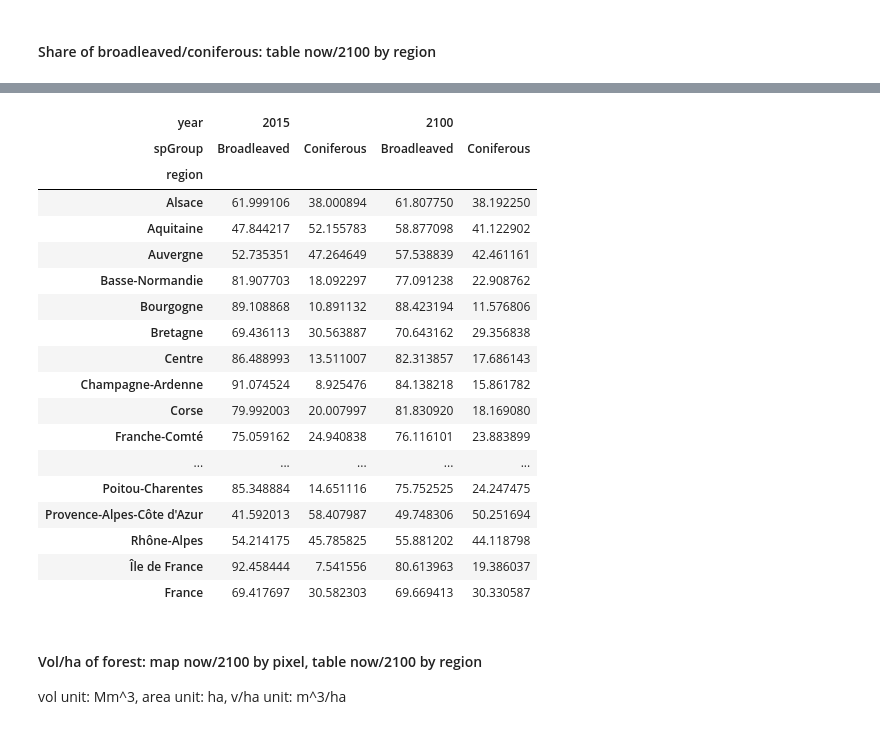
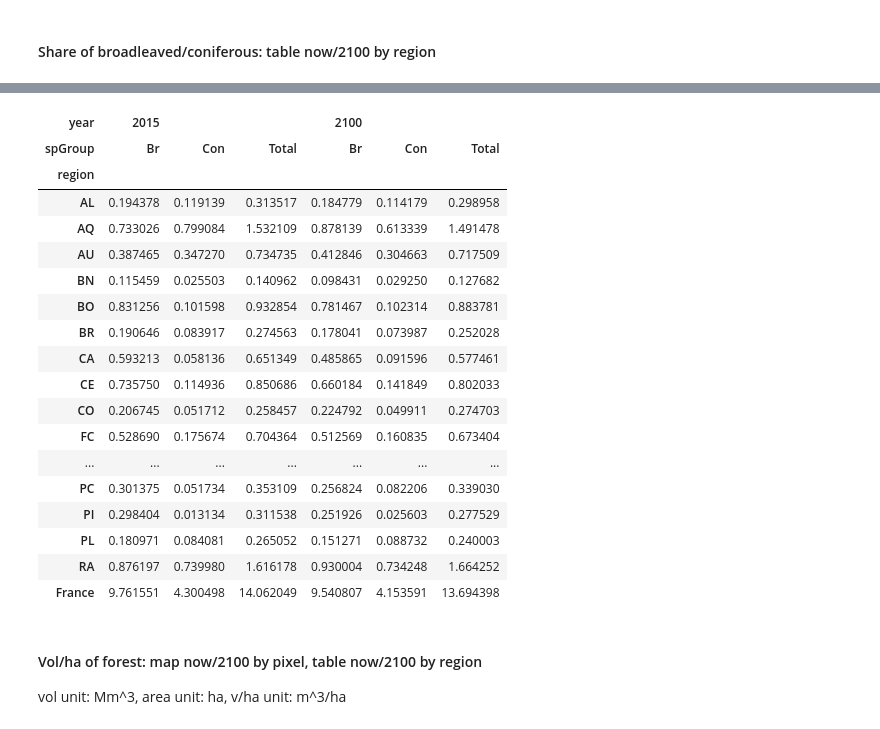
Before and after one commit to LEFNancy/ffsm_pp, a Jupyter notebook: 00_private/2015_oracle/data/output/parser_oracle.ipynb, the cells around one changed output, grey strips where cells are left out. Drawn from its saved outputs; the diff is of its cells as text; code cells hidden in the pictures.

```diff
--- a/00_private/2015_oracle/data/output/parser_oracle.ipynb
+++ b/00_private/2015_oracle/data/output/parser_oracle.ipynb
@@ -31,6 +31,19 @@ regions_map = {11042: 'Alsace', 11061: 'Aquitaine', 11072: 'Auvergne', 11025: 'B
     11023: 'Haute-Normandie', 11010: 'Île de France', 11081: 'Languedoc-Roussillon', 11063: 'Limousin',
     11041: 'Lorraine', 11062: 'Midi-Pyrénées', 11030: 'Nord - Pas-de-Calais', 11051: 'Pays de la Loire',
     11022: 'Picardie', 11053: 'Poitou-Charentes', 11082: 'Provence-Alpes-Côte d\'Azur', 11071: 'Rhône-Alpes'}
+
+regions_map_name_to_short = {'Alsace': 'AL', 'Aquitaine': 'AQ', 'Auvergne': 'AU', 'Basse-Normandie': 'BN',
+                             'Bourgogne': 'BO', 'Bretagne': 'BR', 'Centre': 'CE', 'Champagne-Ardenne': 'CA',
+                             'Corse': 'CO', 'Franche-Comté': 'FC', 'Haute-Normandie': 'HN', 'Île de France': 'IF',
+                             'Languedoc-Roussillon': 'LR', 'Limousin': 'LI', 'Lorraine': 'LO', 'Midi-Pyrénées': 'MP',
+                             'Nord - Pas-de-Calais': 'NP', 'Pays de la Loire': 'PL', 'Picardie': 'PI',
+                             'Poitou-Charentes': 'PC', 'Provence-Alpes-Côte d\'Azur': 'PA', 'Rhône-Alpes': 'RA',
+                             'France': 'Fr'}
+regions_map_id_to_short = {11042: 'AL', 11061: 'AQ', 11072: 'AU', 11025: 'BN', 11026: 'BO', 11052: 'BR', 11024: 'CE',
+                           11021: 'CA', 11083: 'CO', 11043: 'FC', 11023: 'HN', 11010: 'IF', 11081: 'LR', 11063: 'LI',
+                           11041: 'LO', 11062: 'MP', 11030: 'NP', 11051: 'PL', 11022: 'PI', 11053: 'PC', 11082: 'PA',
+                           11071: 'RA', 11000: 'France'}
+
 products_map = {'hardWRoundW': 'Hardwood Roundwood', 'softWRoundW': 'Softwood Roundwood',
                 'pulpWFuelW': 'Pulpwood and Fuelwood', 'fuelW': 'Fuelwood', 'hardWSawnW': 'Hardwood Sawnwood',
                 'softWSawnW': 'Softwood Sawnwood', 'plyW': 'Plywood', 'pulpW': 'Pulpwood', 'pannels': 'Pannels'}
@@ -38,6 +51,10 @@ products_map = {'hardWRoundW': 'Hardwood Roundwood', 'softWRoundW': 'Softwood Ro
 # sigma – prix elasticity (supply and demand)
 sigma_map = {'hardWRoundW': 1.2, 'softWRoundW': 0.9, 'pulpWFuelW': 0.9, 'fuelW': -0.6, 'hardWSawnW': -0.5,
              'softWSawnW': -0.4, 'plyW': -0.3, 'pannels': -0.5, 'pulpW': -0.5}
+
+fgroup_map = {'broadL_highF': 'Broadleaved','broadL_mixedF': 'Broadleaved','broadL_copp': 'Broadleaved',
+             'con_highF': 'Coniferous', np.nan: 'All forest'}
+
 gamma = 0.5
 trs   = 0.5
 # %% [markdown]
@@ -66,7 +97,9 @@ carbonDataReg = carbonDataReg.drop(['country'],axis=1) # we don't want this colu
 # %% [markdown]
 ### Common data tidying ###
 # %%
-forestDataReg['spGroup'] = np.where(forestDataReg['forType'].isin(['broadL_highF', 'broadL_mixedF','broadL_copp','ash']), 'broadleaved', 'coniferous')
+forestDataReg['spGroup'] = forestDataReg['forType']
+forestDataReg.replace({'spGroup': fgroup_map}, inplace=True) # doesn't work on index, only on a column
+
 #forestDataReg.replace({'region': regions_map}, inplace=True)
 #productDataReg.replace({'region': regions_map}, inplace=True)
 productDataReg['prodLev'] = np.where(productDataReg['prod'].isin(['hardWRoundW', 'softWRoundW', 'pulpWFuelW','ashRoundW']), 'priProd', 'secProd')
@@ -78,11 +111,13 @@ Unit: ha
 # %%
 # creating tables forArea_total_arpege_a1b and forArea_total_a1b
 forArea = forestDataReg[forestDataReg['parName'] == 'forArea'].copy()
-forArea.replace({'region': regions_map}, inplace=True) # doesn't work on index, only on a column
+#forArea.replace({'region': regions_map}, inplace=True) # doesn't work on index, only on a column
+#forArea.replace({'region': regions_map_name_to_short}, inplace=True)
+forArea.replace({'region': regions_map_id_to_short}, inplace=True)
 forArea = forArea.drop(['freeDim','parName','forType'],axis=1) # we don't want these columns never
 forArea_byGroup = forArea.groupby(['scen','region','year','spGroup'], as_index=False).agg(np.sum)
 forArea_total = forArea.groupby(['scen','region','year'], as_index=False).agg(np.sum)
-forArea_total = forArea_total[forArea_total['year'].isin([2015,2100])]
+forArea_total = forArea_total[forArea_total['year'].isin([2015,2050,2100])]
 forArea_total_arpege_a1b = forArea_total[forArea_total['scen'] == 'arpege_a1b']
 forArea_total_arpege_a1b = forArea_total_arpege_a1b.drop(['scen'], axis=1)
 forArea_total_arpege_a1b.set_index(['region','year'], inplace=True)
@@ -93,6 +128,10 @@ forArea_total_arpege_a1b['diff'] = forArea_total_arpege_a1b[2100]-forArea_total_
 forArea_total_arpege_a1b.loc['France'] = forArea_total_arpege_a1b.sum()
 
 forArea_total_a1b = forArea_total[forArea_total['scen'].isin(scenarios_a1b)]
+forArea_total_a1b_2100 = forArea_total_a1b[forArea_total_a1b['year']==2100]
+forArea_total_a1b_2100 = forArea_total_a1b_2100.groupby(['scen']).agg(np.sum)
+#print(forArea_total_a1b_2100)
+
 forArea_total_a1b = forArea_total_a1b.groupby(['region','year']).agg(np.mean)
 forArea_total_a1b = forArea_total_a1b.unstack(['year'])
 forArea_total_a1b.columns = forArea_total_a1b.columns.droplevel() # DROP TOP COLUMN LEVEL
@@ -106,7 +145,6 @@ print("Notes:")
 print("These results are direct results of the work of Anne. We can ask her how much confident is she on these before deciding which exposition give to them (Appendix, main text..)")
 
 forArea_total_a1b_Mha
-
 #print (forArea_total_a1b.to_latex(formatters=[form1, form1, form1]))
 # %% [output]
 Notes:
@@ -160,15 +198,21 @@ forArea_byGroup_a1b = forArea_byGroup_a1b.unstack(['year','spGroup'])
 forArea_byGroup_a1b.columns = forArea_byGroup_a1b.columns.droplevel() # DROP TOP COLUMN LEVEL
 forArea_byGroup_a1b.columns.set_levels([ [2015, 2100], ['br', 'con']], inplace=True)
 forArea_byGroup_a1b.loc['France'] = forArea_byGroup_a1b.sum()
-forArea_byGroup_a1b
 forAreaShare_byGroup_a1b = forArea_byGroup_a1b.copy()
 forAreaShare_byGroup_a1b[2015,'Broadleaved'] = 100 * forArea_byGroup_a1b[2015,'br']  / (forArea_byGroup_a1b[2015,'br']+forArea_byGroup_a1b[2015,'con'])
 forAreaShare_byGroup_a1b[2015,'Coniferous']  = 100 * forArea_byGroup_a1b[2015,'con'] / (forArea_byGroup_a1b[2015,'br']+forArea_byGroup_a1b[2015,'con'])
 forAreaShare_byGroup_a1b[2100,'Broadleaved'] = 100 * forArea_byGroup_a1b[2100,'br']  / (forArea_byGroup_a1b[2100,'br']+forArea_byGroup_a1b[2100,'con'])
 forAreaShare_byGroup_a1b[2100,'Coniferous']  = 100 * forArea_byGroup_a1b[2100,'con'] / (forArea_byGroup_a1b[2100,'br']+forArea_byGroup_a1b[2100,'con'])
 forAreaShare_byGroup_a1b.drop([(2015,'br'),(2015,'con'),(2100,'br'),(2100,'con')], axis=1, inplace=True)
-print (forArea_byGroup_a1b.to_latex(formatters=[form2, form2, form2, form2]))
+#print (forArea_byGroup_a1b.to_latex(formatters=[form2, form2, form2, form2]))
 print("Notes:")
 print("- The constant share is really a coincidence and depends from the two opposite tendencies of cc of favour broadleaved area and management of favour con area.")
-forAreaShare_byGroup_a1b
+#print(forAreaShare_byGroup_a1b)
+forArea_byGroup_a1b[2015,'Total'] = forArea_byGroup_a1b[2015,'br'] + forArea_byGroup_a1b[2015,'con']
+forArea_byGroup_a1b[2100,'Total'] = forArea_byGroup_a1b[2100,'br'] + forArea_byGroup_a1b[2100,'con']
+forArea_byGroup_a1b = forArea_byGroup_a1b / 1000000 # ha -> Mha
+forArea_byGroup_a1b.sortlevel('year', axis=1, inplace=True)
+forArea_byGroup_a1b.columns.set_levels([ [2015, 2100], ['Br', 'Con', 'Total']], inplace=True)
+#print (forArea_byGroup_a1b.to_latex(formatters=[form_f3, form_f3, form_f3, form_f3, form_f3, form_f3]))
+forArea_byGroup_a1b
 # %% [output]
@@ -190,24 +219,24 @@ Bretagne                   &   190,645.99 &    83,917.18 &   178,040.65 &    73,
 Notes:
 - The constant share is really a coincidence and depends from the two opposite tendencies of cc of favour broadleaved area and management of favour con area.
-| year | 2015 |  | 2100 |  |
-| spGroup | Broadleaved | Coniferous | Broadleaved | Coniferous |
-| region |  |  |  |  |
-| Alsace | 61.999106 | 38.000894 | 61.807750 | 38.192250 |
-| Aquitaine | 47.844217 | 52.155783 | 58.877098 | 41.122902 |
-| Auvergne | 52.735351 | 47.264649 | 57.538839 | 42.461161 |
-| Basse-Normandie | 81.907703 | 18.092297 | 77.091238 | 22.908762 |
-| Bourgogne | 89.108868 | 10.891132 | 88.423194 | 11.576806 |
-| Bretagne | 69.436113 | 30.563887 | 70.643162 | 29.356838 |
-| Centre | 86.488993 | 13.511007 | 82.313857 | 17.686143 |
-| Champagne-Ardenne | 91.074524 | 8.925476 | 84.138218 | 15.861782 |
-| Corse | 79.992003 | 20.007997 | 81.830920 | 18.169080 |
-| Franche-Comté | 75.059162 | 24.940838 | 76.116101 | 23.883899 |
-| ... | ... | ... | ... | ... |
-| Poitou-Charentes | 85.348884 | 14.651116 | 75.752525 | 24.247475 |
-| Provence-Alpes-Côte d'Azur | 41.592013 | 58.407987 | 49.748306 | 50.251694 |
-| Rhône-Alpes | 54.214175 | 45.785825 | 55.881202 | 44.118798 |
-| Île de France | 92.458444 | 7.541556 | 80.613963 | 19.386037 |
-| France | 69.417697 | 30.582303 | 69.669413 | 30.330587 |
+| year | 2015 |  |  | 2100 |  |  |
+| spGroup | Br | Con | Total | Br | Con | Total |
+| region |  |  |  |  |  |  |
+| AL | 0.194378 | 0.119139 | 0.313517 | 0.184779 | 0.114179 | 0.298958 |
+| AQ | 0.733026 | 0.799084 | 1.532109 | 0.878139 | 0.613339 | 1.491478 |
+| AU | 0.387465 | 0.347270 | 0.734735 | 0.412846 | 0.304663 | 0.717509 |
+| BN | 0.115459 | 0.025503 | 0.140962 | 0.098431 | 0.029250 | 0.127682 |
+| BO | 0.831256 | 0.101598 | 0.932854 | 0.781467 | 0.102314 | 0.883781 |
+| BR | 0.190646 | 0.083917 | 0.274563 | 0.178041 | 0.073987 | 0.252028 |
+| CA | 0.593213 | 0.058136 | 0.651349 | 0.485865 | 0.091596 | 0.577461 |
+| CE | 0.735750 | 0.114936 | 0.850686 | 0.660184 | 0.141849 | 0.802033 |
+| CO | 0.206745 | 0.051712 | 0.258457 | 0.224792 | 0.049911 | 0.274703 |
+| FC | 0.528690 | 0.175674 | 0.704364 | 0.512569 | 0.160835 | 0.673404 |
+| ... | ... | ... | ... | ... | ... | ... |
+| PC | 0.301375 | 0.051734 | 0.353109 | 0.256824 | 0.082206 | 0.339030 |
+| PI | 0.298404 | 0.013134 | 0.311538 | 0.251926 | 0.025603 | 0.277529 |
+| PL | 0.180971 | 0.084081 | 0.265052 | 0.151271 | 0.088732 | 0.240003 |
+| RA | 0.876197 | 0.739980 | 1.616178 | 0.930004 | 0.734248 | 1.664252 |
+| France | 9.761551 | 4.300498 | 14.062049 | 9.540807 | 4.153591 | 13.694398 |
 # %% [markdown]
 #### Vol/ha of forest: map now/2100 by pixel, table now/2100 by region ####
 vol unit: Mm^3, area unit: ha, v/ha unit: m^3/ha
```
Also changed, not shown: parts of 27 cells of this notebook, 9 other files.
